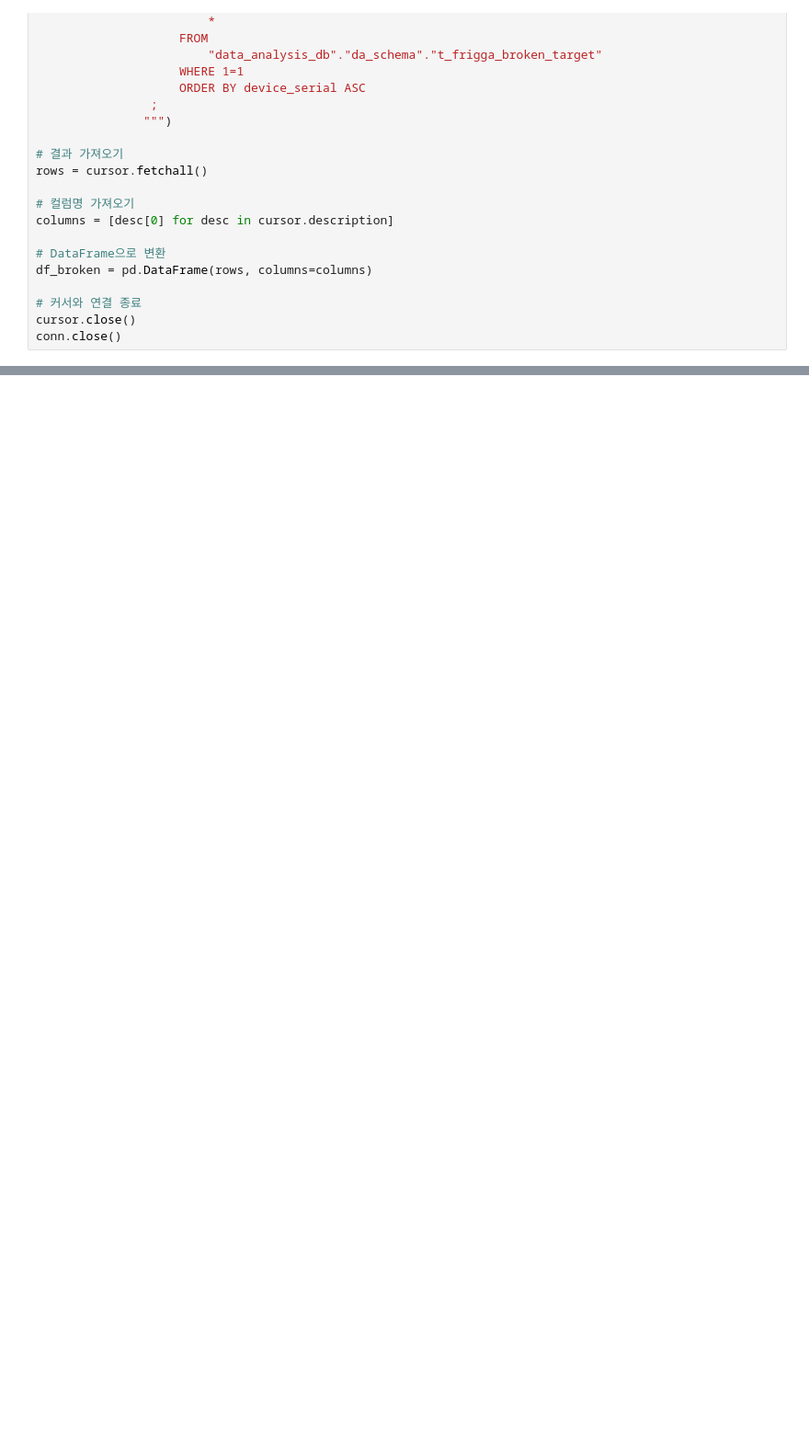
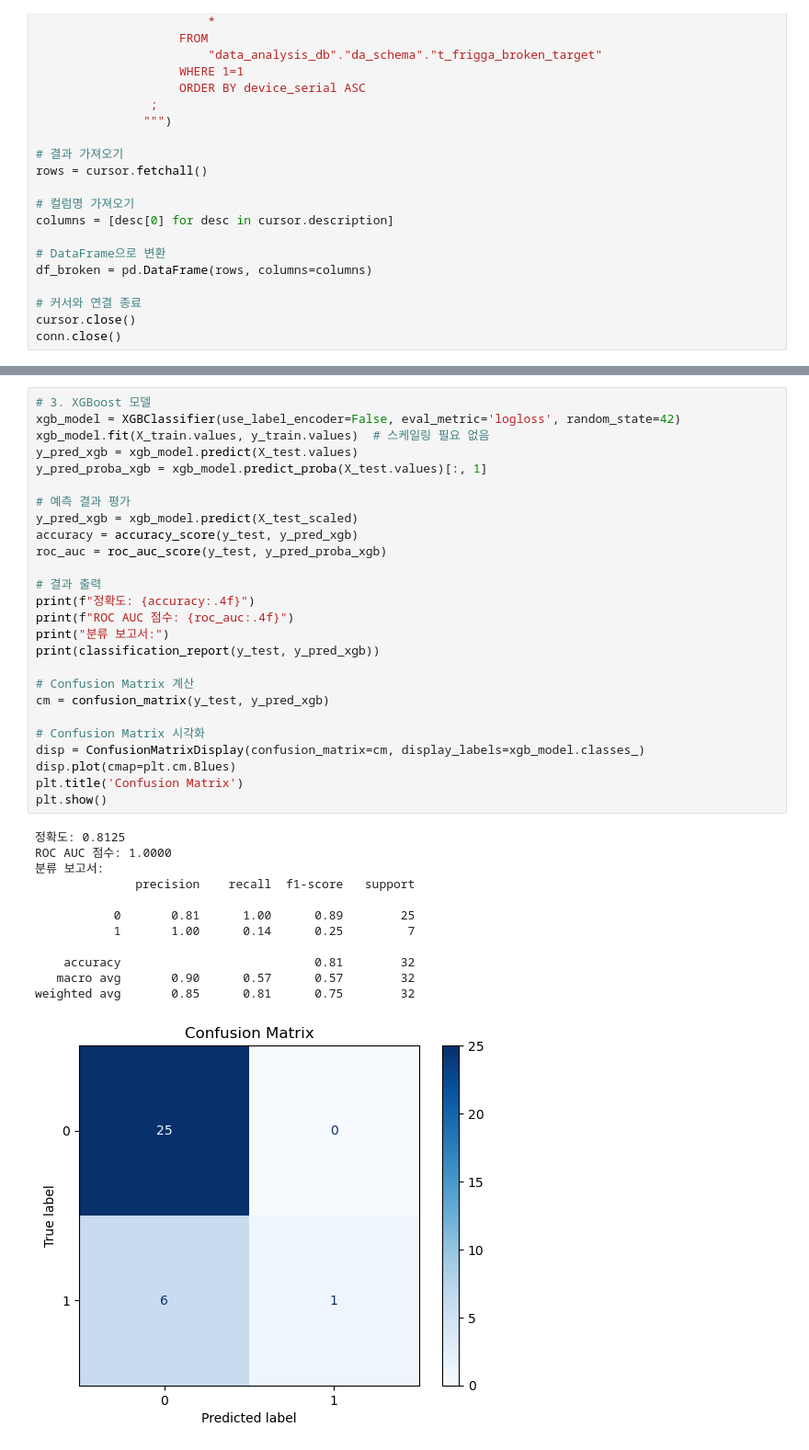
Before and after one commit to HOWSANG/p_ocean_poc_01, a Jupyter notebook: code/data_modeling_broken_250219.ipynb, the cells around one changed output, grey strips where cells are left out. Shown: that part at 92% size. Saved outputs shown, nothing was run; the diff lists cells and outputs as text; blank space fills up the shorter version.

```diff
--- a/code/data_modeling_broken_250219.ipynb
+++ b/code/data_modeling_broken_250219.ipynb
@@ -75,0 +216,39 @@ df_broken
+# %%
+# 3. XGBoost 모델
+xgb_model = XGBClassifier(use_label_encoder=False, eval_metric='logloss', random_state=42)
+xgb_model.fit(X_train.values, y_train.values)  # 스케일링 필요 없음
+y_pred_xgb = xgb_model.predict(X_test.values)
+y_pred_proba_xgb = xgb_model.predict_proba(X_test.values)[:, 1]
+
+# 예측 결과 평가
+y_pred_xgb = xgb_model.predict(X_test_scaled)
+accuracy = accuracy_score(y_test, y_pred_xgb)
+roc_auc = roc_auc_score(y_test, y_pred_proba_xgb)
+
+# 결과 출력
+print(f"정확도: {accuracy:.4f}")
+print(f"ROC AUC 점수: {roc_auc:.4f}")
+print("분류 보고서:")
+print(classification_report(y_test, y_pred_xgb))
+
+# Confusion Matrix 계산
+cm = confusion_matrix(y_test, y_pred_xgb)
+
+# Confusion Matrix 시각화
+disp = ConfusionMatrixDisplay(confusion_matrix=cm, display_labels=xgb_model.classes_)
+disp.plot(cmap=plt.cm.Blues)
+plt.title('Confusion Matrix')
+plt.show()
+# %% [output]
+정확도: 0.8125
+ROC AUC 점수: 1.0000
+분류 보고서:
+              precision    recall  f1-score   support
+
+           0       0.81      1.00      0.89        25
+           1       1.00      0.14      0.25         7
+
+    accuracy                           0.81        32
+   macro avg       0.90      0.57      0.57        32
+weighted avg       0.85      0.81      0.75        32
+[figure, added]
```
Also changed, not shown: parts of 15 cells of this notebook, 3 other files.
